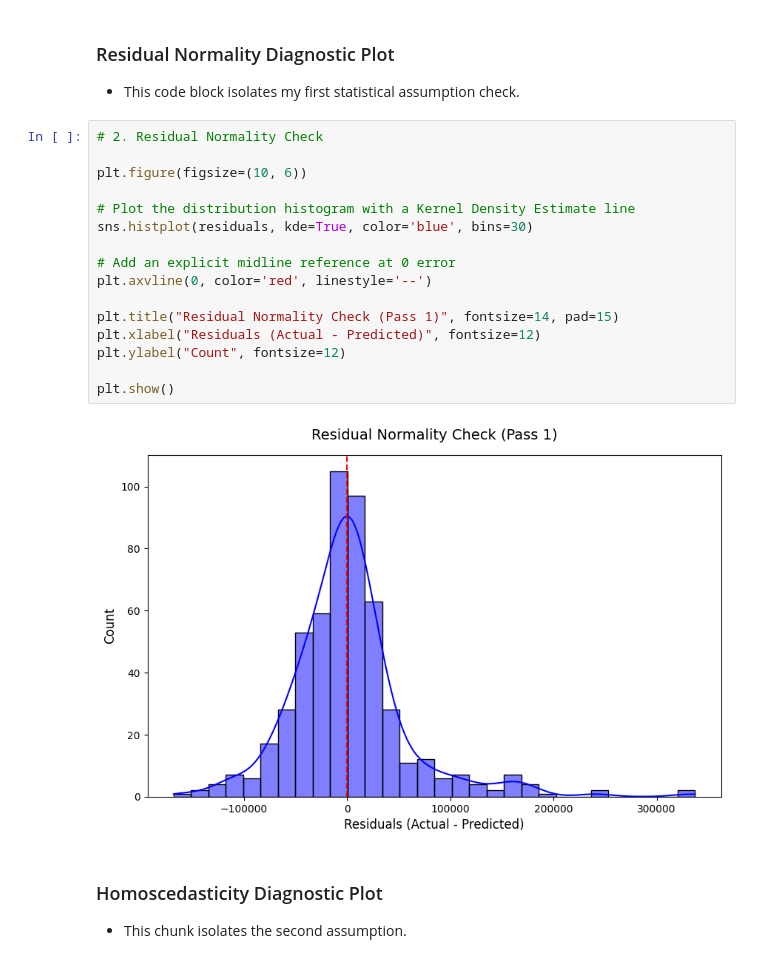
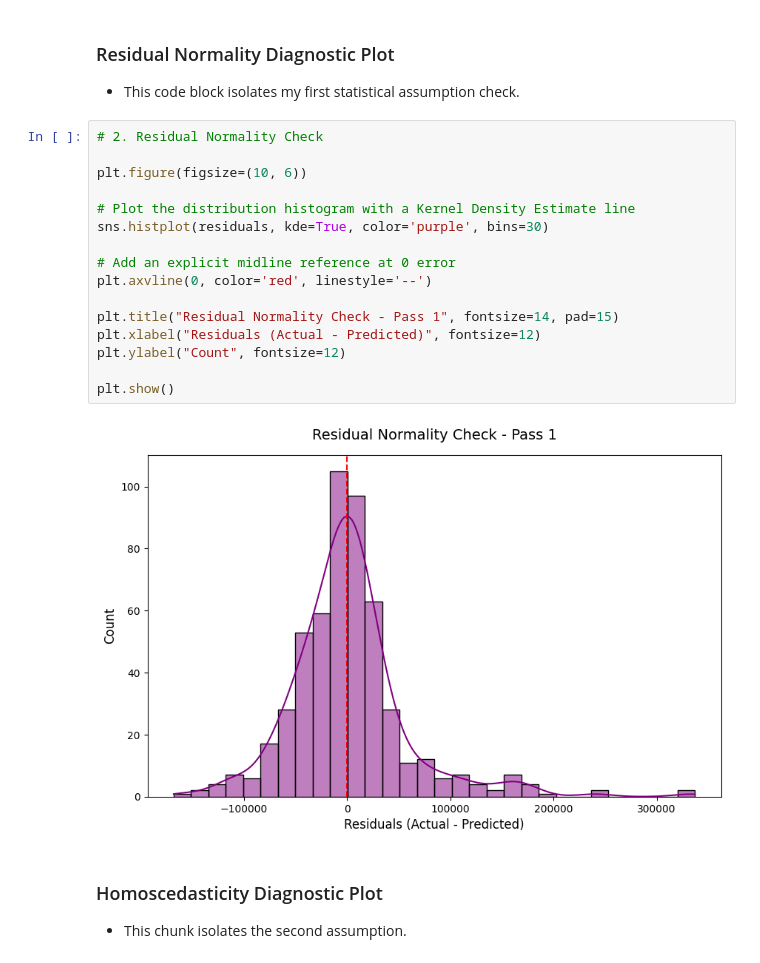
Before and after one commit to ikoghoddds-bit/Data-Science-Portfolio-C21, a Jupyter notebook: Projects/Project-2/Copy_of_Project_blank_template.ipynb, the cells around one changed output. Drawn from its saved outputs; the diff is of its cells as text.

```diff
--- a/Projects/Project-2/Copy_of_Project_blank_template.ipynb
+++ b/Projects/Project-2/Copy_of_Project_blank_template.ipynb
@@ -565,21 +558,21 @@ Baseline RMSPE: 0.31533
 # %%
 # 2. Residual Normality Check
 
 plt.figure(figsize=(10, 6))
 
 # Plot the distribution histogram with a Kernel Density Estimate line
-sns.histplot(residuals, kde=True, color='blue', bins=30)
+sns.histplot(residuals, kde=True, color='purple', bins=30)
 
 # Add an explicit midline reference at 0 error
 plt.axvline(0, color='red', linestyle='--')
 
-plt.title("Residual Normality Check (Pass 1)", fontsize=14, pad=15)
+plt.title("Residual Normality Check - Pass 1", fontsize=14, pad=15)
 plt.xlabel("Residuals (Actual - Predicted)", fontsize=12)
 plt.ylabel("Count", fontsize=12)
 
 plt.show()
 # %% [output]
-[figure, old version]
+[figure, new version]
 # %% [markdown]
 ### Homoscedasticity Diagnostic Plot
 
```
Also changed, not shown: parts of 1 cell of this notebook.
